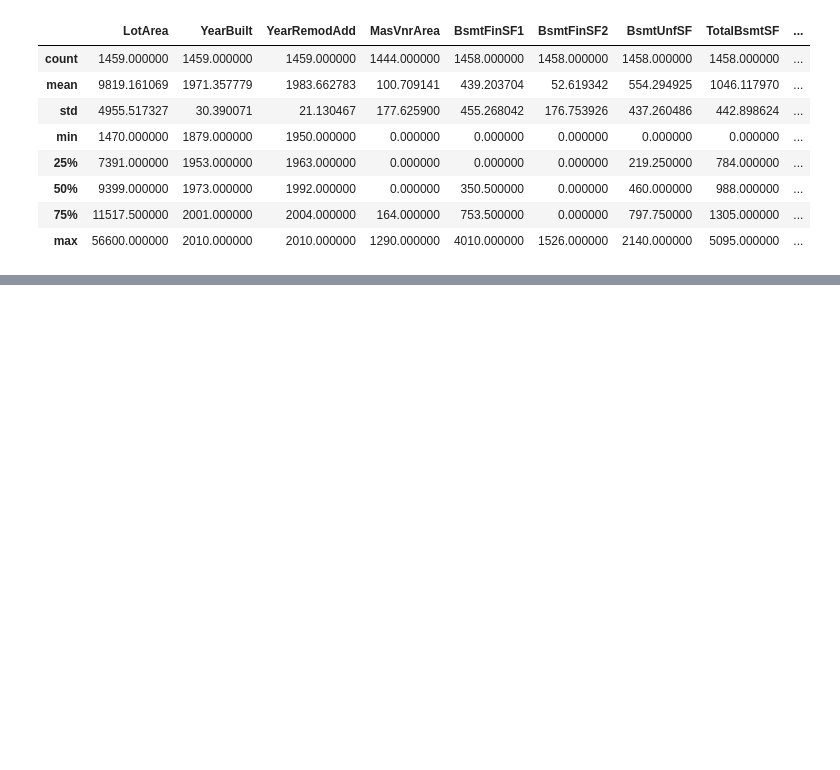
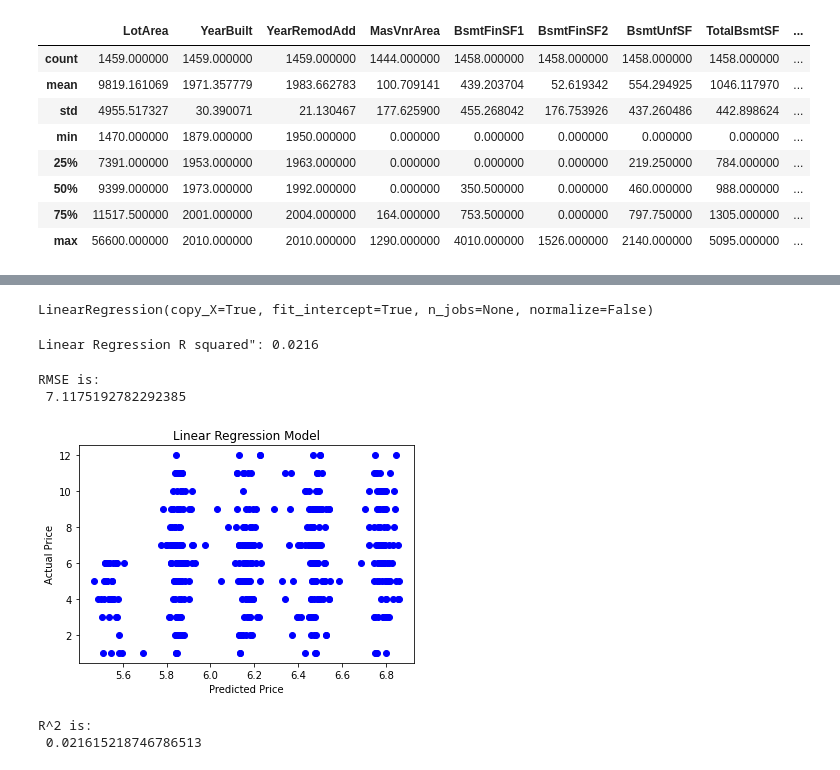
Before and after one commit to mayurijoshi106/mayuri_INFO5731_spring2020, a Jupyter notebook: INFO5731_Assignment_Four_MJ.ipynb, the cells around one changed output, grey strips where cells are left out. Cells and saved outputs as stored; diff of their text form; code cells hidden in the pictures; blank space fills up the shorter version.

```diff
--- a/INFO5731_Assignment_Four_MJ.ipynb
+++ b/INFO5731_Assignment_Four_MJ.ipynb
@@ -187,0 +256,41 @@ KeyError: ignored
+# %%
+X = sf_test[['LotArea', 'MiscVal', 'YrSold']]
+y = sf_test['MoSold']
+
+X_sf_train = sf_train[['MiscVal', 'MoSold', 'YrSold']]
+# %%
+from sklearn.model_selection import train_test_split
+X_train, X_test, y_train, y_test = train_test_split(X, y, random_state=42, test_size=.3)
+# %%
+from sklearn.linear_model import LinearRegression
+regressor = LinearRegression()
+regressor.fit(X_test, y_test)
+# %% [output]
+LinearRegression(copy_X=True, fit_intercept=True, n_jobs=None, normalize=False)
+# %%
+y_pred = regressor.predict(X_test)
+print('Linear Regression R squared": %.4f' % regressor.score(X_test, y_test))
+# %% [output]
+Linear Regression R squared": 0.0216
+# %%
+from sklearn.metrics import mean_squared_error
+print('RMSE is: \n', mean_squared_error(y_test, y_pred))
+# %% [output]
+RMSE is:
+ 7.1175192782292385
+# %%
+actual_values = y_test
+plt.scatter(y_pred, actual_values, alpha=1,
+            color='b')
+plt.xlabel('Predicted Price')
+plt.ylabel('Actual Price')
+plt.title('Linear Regression Model')
+plt.show()
+# %% [output]
+[figure, added]
+# %%
+
+print("R^2 is: \n", regressor.fit(X_test, y_test).score(X_test, y_test))
+# %% [output]
+R^2 is:
+ 0.021615218746786513
```
Also changed, not shown: parts of 13 cells of this notebook.
